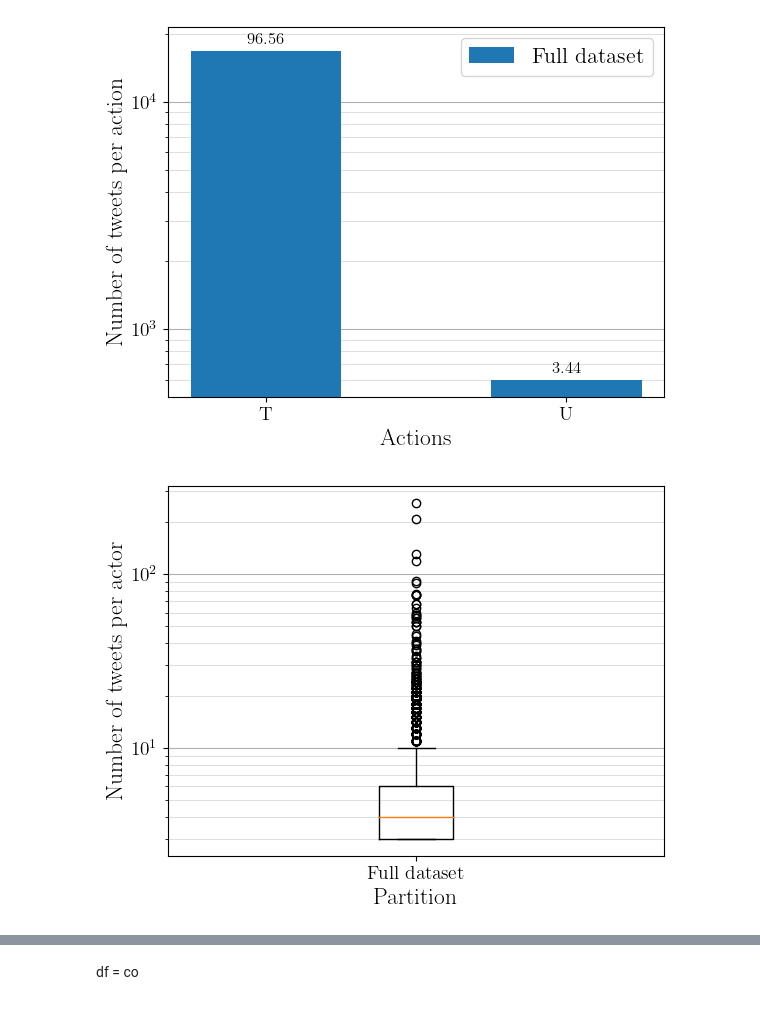
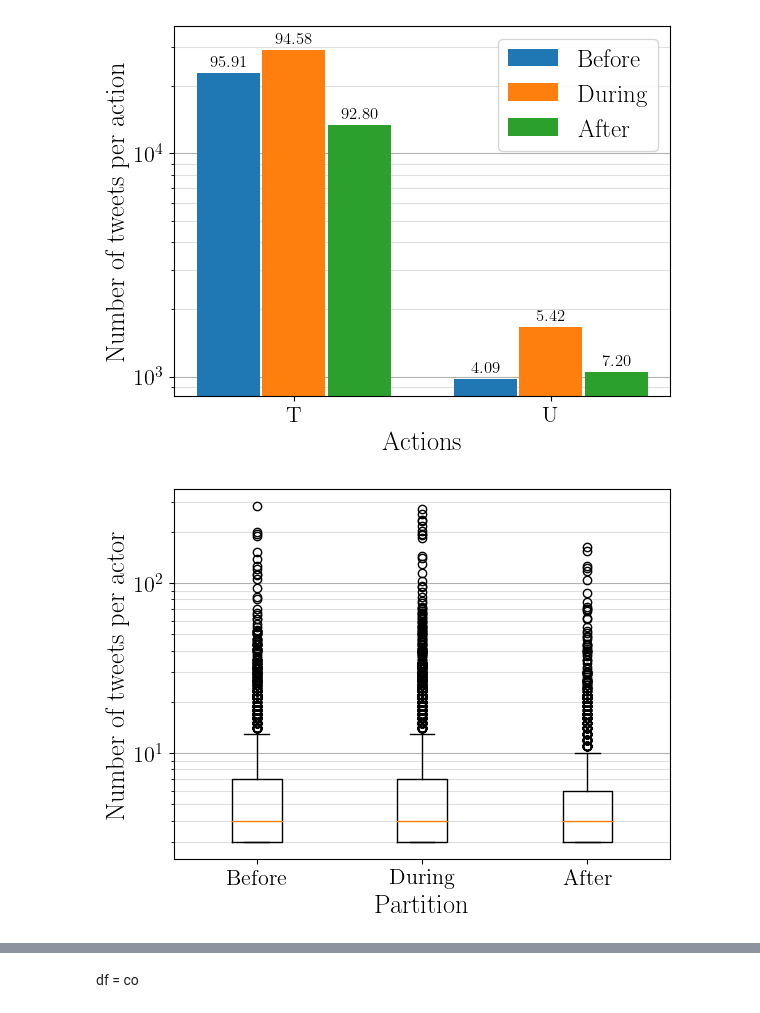
Before and after one commit to Cyrilvallez/Measuring-Influence-Twitter, a Jupyter notebook: Julia/Notebooks/test.ipynb, the cells around one changed output, grey strips where cells are left out. Drawn from its saved outputs; the diff is of its cells as text; code cells hidden in the pictures.

Commit message:
Update figures

```diff
--- a/Julia/Notebooks/test.ipynb
+++ b/Julia/Notebooks/test.ipynb
@@ -20,13 +33,13 @@ plot_actor_wordcloud(df, save=true, filename="../../Figures/Datasets/Random_all_
 # %%
-df = load_dataset(RandomDays)
-df = no_partition(df)
+df = load_dataset(COP27)
+df = cop_27_dates(df)
 df = trust_score(df)
 f, _ = all_users()
 df = f(df)
 
 
-plot_action_frequency(df, save=true, filename="../../Figures/Datasets/Random_all_users/action_frequency.pdf");
-plot_actor_frequency(df, save=true, filename="../../Figures/Datasets/Random_all_users/actor_frequency.pdf");
+plot_action_frequency(df, save=true, filename="../../Figures/COP27/Dataset/action_frequency.pdf")
+plot_actor_frequency(df, save=true, filename="../../Figures/COP27/Dataset/actor_frequency.pdf");
 # %% [output]
-[figure, old version]
+[figure, new version]
-[figure, old version]
+[figure, new version]
```
Also changed, not shown: parts of 6 cells of this notebook, 11 other files.
